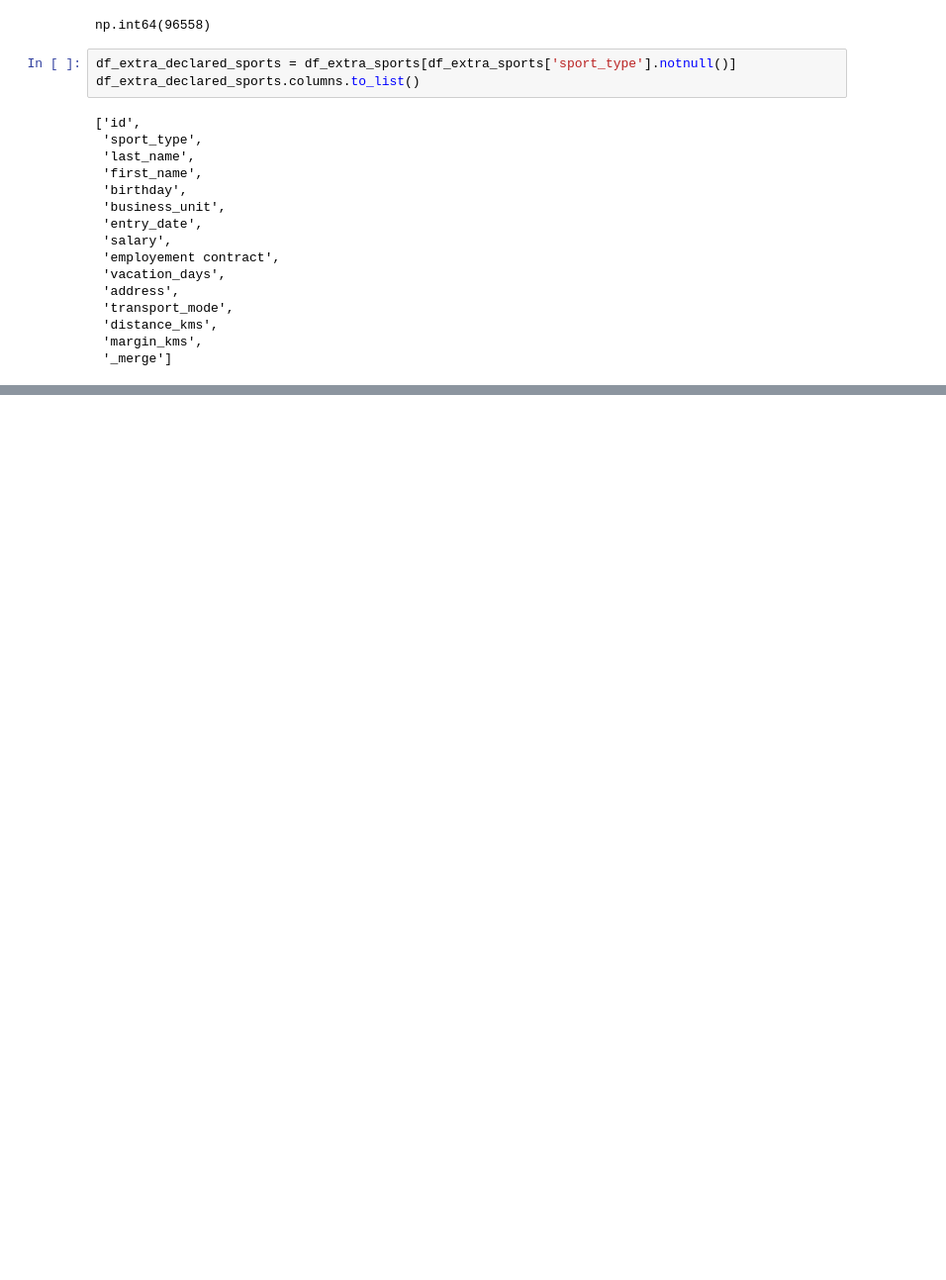
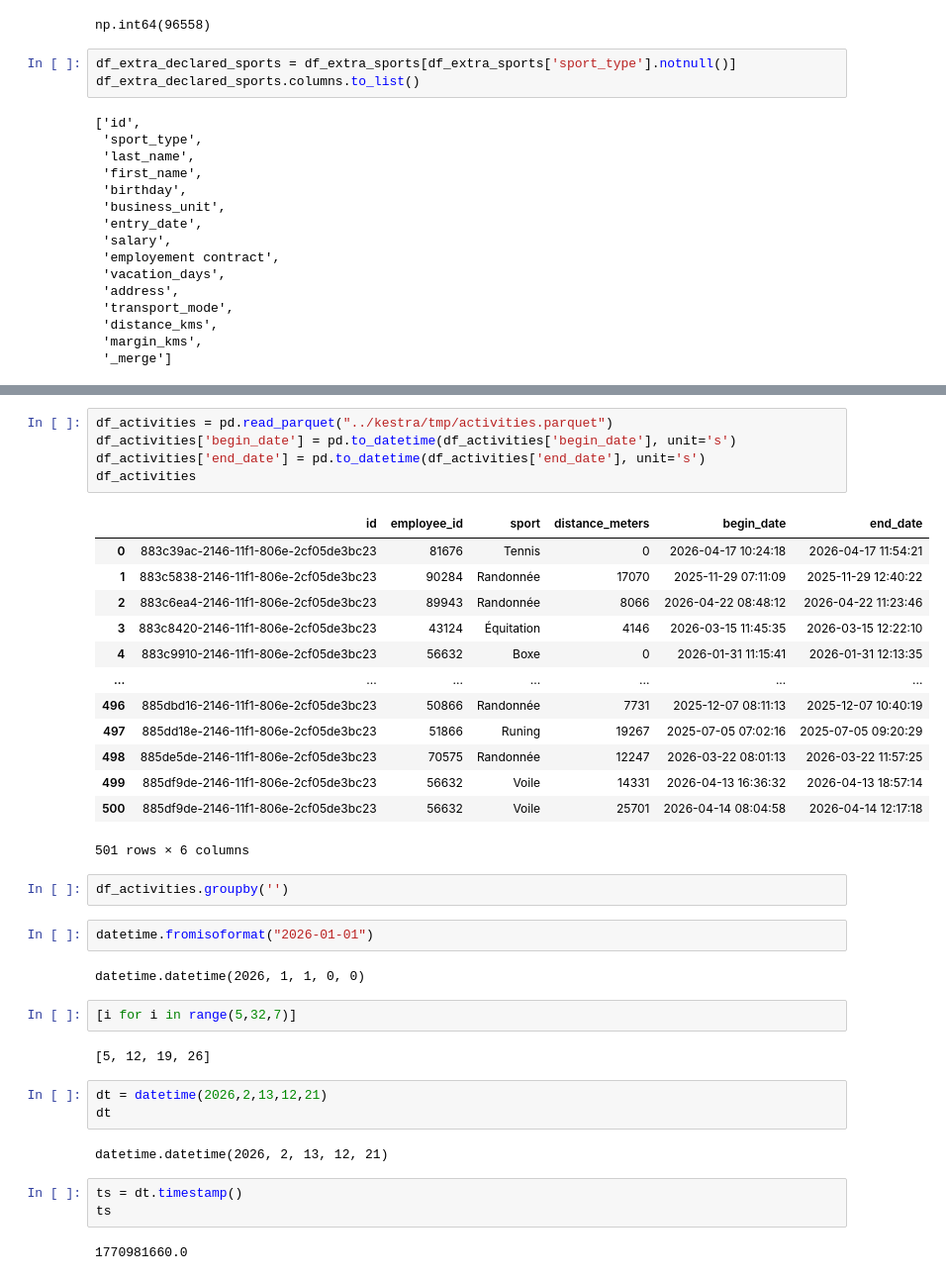
Before and after one commit to day811/OCDE-P12, a Jupyter notebook: notebooks/explore.ipynb, the cells around one changed output, grey strips where cells are left out. Shown at 99% size. Cells and saved outputs as stored; diff of their text form; blank space fills up the shorter version.

```diff
--- a/notebooks/explore.ipynb
+++ b/notebooks/explore.ipynb
@@ -187,0 +376,39 @@ sports.to_json("sports.json")
+# %%
+df_activities = pd.read_parquet("../kestra/tmp/activities.parquet")
+df_activities['begin_date'] = pd.to_datetime(df_activities['begin_date'], unit='s')
+df_activities['end_date'] = pd.to_datetime(df_activities['end_date'], unit='s')
+df_activities
+# %% [output]
+|  | id | employee_id | sport | distance_meters | begin_date | end_date |
+| 0 | 883c39ac-2146-11f1-806e-2cf05de3bc23 | 81676 | Tennis | 0 | 2026-04-17 10:24:18 | 2026-04-17 11:54:21 |
+| 1 | 883c5838-2146-11f1-806e-2cf05de3bc23 | 90284 | Randonnée | 17070 | 2025-11-29 07:11:09 | 2025-11-29 12:40:22 |
+| 2 | 883c6ea4-2146-11f1-806e-2cf05de3bc23 | 89943 | Randonnée | 8066 | 2026-04-22 08:48:12 | 2026-04-22 11:23:46 |
+| 3 | 883c8420-2146-11f1-806e-2cf05de3bc23 | 43124 | Équitation | 4146 | 2026-03-15 11:45:35 | 2026-03-15 12:22:10 |
+| 4 | 883c9910-2146-11f1-806e-2cf05de3bc23 | 56632 | Boxe | 0 | 2026-01-31 11:15:41 | 2026-01-31 12:13:35 |
+| ... | ... | ... | ... | ... | ... | ... |
+| 496 | 885dbd16-2146-11f1-806e-2cf05de3bc23 | 50866 | Randonnée | 7731 | 2025-12-07 08:11:13 | 2025-12-07 10:40:19 |
+| 497 | 885dd18e-2146-11f1-806e-2cf05de3bc23 | 51866 | Runing | 19267 | 2025-07-05 07:02:16 | 2025-07-05 09:20:29 |
+| 498 | 885de5de-2146-11f1-806e-2cf05de3bc23 | 70575 | Randonnée | 12247 | 2026-03-22 08:01:13 | 2026-03-22 11:57:25 |
+| 499 | 885df9de-2146-11f1-806e-2cf05de3bc23 | 56632 | Voile | 14331 | 2026-04-13 16:36:32 | 2026-04-13 18:57:14 |
+| 500 | 885df9de-2146-11f1-806e-2cf05de3bc23 | 56632 | Voile | 25701 | 2026-04-14 08:04:58 | 2026-04-14 12:17:18 |
+501 rows × 6 columns
+# %%
+df_activities.groupby('')
+# %%
+datetime.fromisoformat("2026-01-01")
+# %% [output]
+datetime.datetime(2026, 1, 1, 0, 0)
+# %%
+[i for i in range(5,32,7)]
+# %% [output]
+[5, 12, 19, 26]
+# %%
+dt = datetime(2026,2,13,12,21)
+dt
+# %% [output]
+datetime.datetime(2026, 2, 13, 12, 21)
+# %%
+ts = dt.timestamp()
+ts
+# %% [output]
+1770981660.0
```
Also changed, not shown: parts of 16 cells of this notebook.
